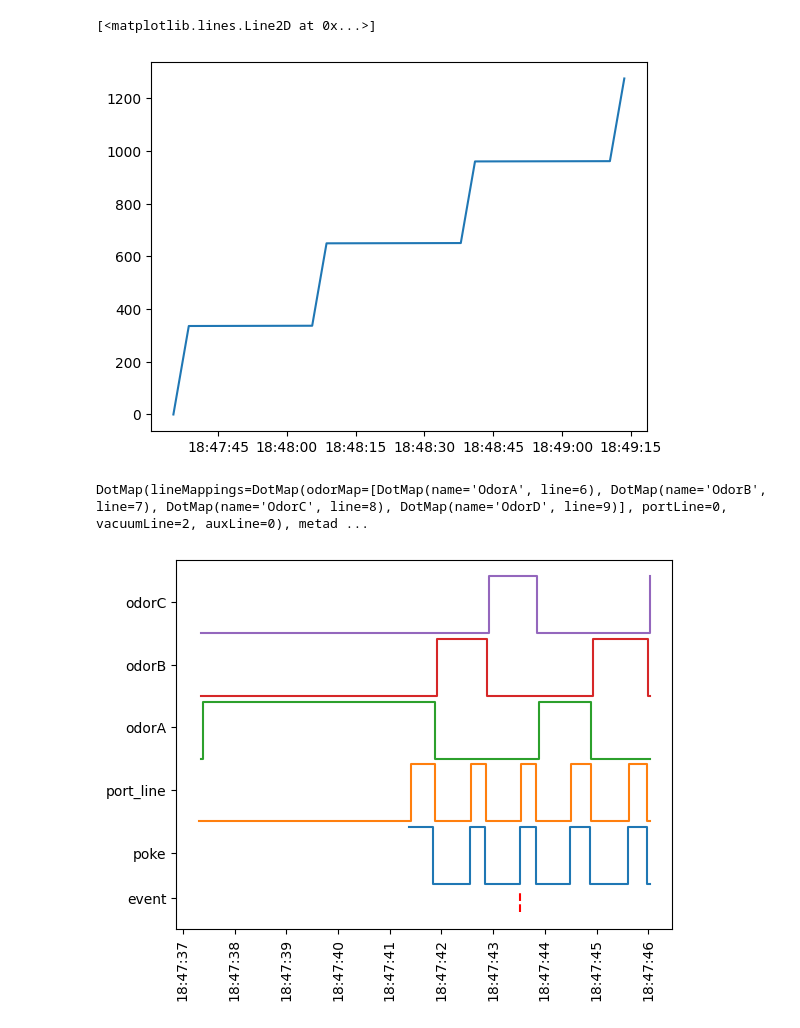
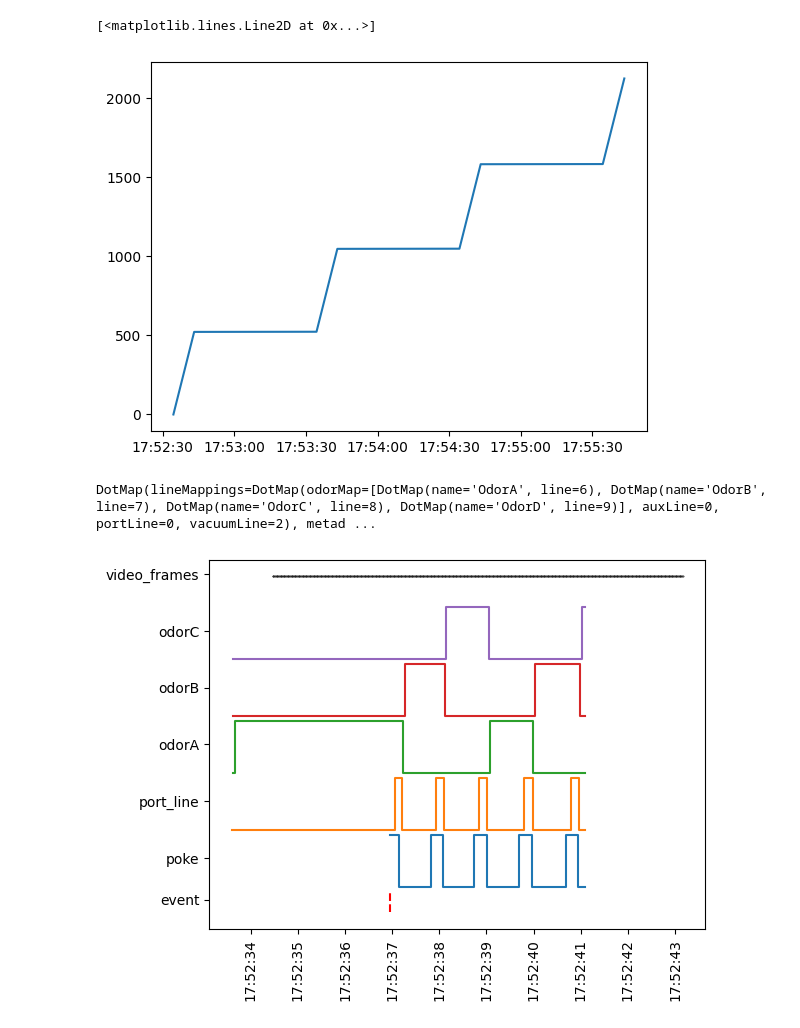
Before and after one commit to goatsofnaxos/Delphi, a Jupyter notebook: analysis/test.ipynb, the cells around one changed output. Saved outputs shown, nothing was run; the diff lists cells and outputs as text; code cells hidden in the pictures.

```diff
--- a/analysis/test.ipynb
+++ b/analysis/test.ipynb
@@ -15,10 +15,10 @@ session_data_reader = utils.SessionData()
 rules_reader = utils.SessionData()
 video_reader = utils.Video()
 
-harp_datafolder = r'../temp_data/2024-02-20T18-47-30/Expander/'
-settings_datafolder = r'../temp_data/2024-02-20T18-47-30/SessionSettings/'
-rules_datafolder = r'../temp_data/2024-02-20T18-47-30/RuleSettings/'
-video_datafolder = r'../temp_data/2024-02-20T18-47-30/VideoData/'
+harp_datafolder = r'../temp_data/2024-02-28T17-52-29/Expander/'
+settings_datafolder = r'../temp_data/2024-02-28T17-52-29/SessionSettings/'
+rules_datafolder = r'../temp_data/2024-02-28T17-52-29/RuleSettings/'
+video_datafolder = r'../temp_data/2024-02-28T17-52-29/VideoData/'
 # %%
 # read experiment metadata
 session_settings = utils.load_json(session_data_reader, settings_datafolder)
@@ -39,7 +39,7 @@ video_data = utils.load_video(video_reader, video_datafolder)
 plt.plot(video_data.index, video_data["_frame"])
 # %% [output]
 [<matplotlib.lines.Line2D at 0x...>]
-[figure, old version]
+[figure, new version]
 # %%
 # Read HARP device streams, conditioned on mappings found in the session metadata
 metadata = session_settings.iloc[0]['metadata']
@@ -83,43 +83,62 @@ merged = pd.merge(line_states["poke_events"], line_states["port_line_state"], le
 
 # rename columns according to metadata line mapping
 merged.columns = line_states.keys()
-
-#
 # %% [output]
-DotMap(lineMappings=DotMap(odorMap=[DotMap(name='OdorA', line=6), DotMap(name='OdorB', line=7), DotMap(name='OdorC', line=8), DotMap(name='OdorD', line=9)], portLine=0, vacuumLine=2, auxLine=0), metad ...
+DotMap(lineMappings=DotMap(odorMap=[DotMap(name='OdorA', line=6), DotMap(name='OdorB', line=7), DotMap(name='OdorC', line=8), DotMap(name='OdorD', line=9)], auxLine=0, portLine=0, vacuumLine=2), metad ...
 # %%
 # Using the consolidated data sets, do an example plot centered around a poke event
 
 # Get all the poke onset events, then index to pick a single event. Ultimately we just need to choose a timestamp value to center our plot around.
-poke_event_time = merged["poke_events"][merged["poke_events"]==True].index[2] # as an example we here pick the time 3rd poke event time
+poke_event = merged["poke_events"][merged["poke_events"]==True].iloc[[0]] # as an example we here pick the time 3rd poke event time
+poke_event_time = poke_event.index[0]
 
 # Create a time window around the time of this event
 time_offset = 10 # 10 second time offset around the event
 start_time = poke_event_time - pd.Timedelta(seconds=time_offset)
 end_time = poke_event_time + pd.Timedelta(seconds=time_offset)
 
 # Slice the data in this time window
 event_data = merged[start_time : end_time]
 
+# Get the video frames in this window
+vid_frames = video_data[start_time : end_time]
+
 # Construct a plot of this time window
-fig= plt.figure()
+fig = plt.figure()
 
 plt.plot([poke_event_time, poke_event_time], [-0.5, -0.1], c='r', linestyle='dashed')
 plt.plot(event_data["poke_events"].ffill(), drawstyle = 'steps-post')
 plt.plot(event_data["port_line_state"].ffill() + 1.1, drawstyle = 'steps-post')
 plt.plot(event_data["odorA_state"].ffill() + 2.2, drawstyle = 'steps-post')
 plt.plot(event_data["odorB_state"].ffill() + 3.3, drawstyle = 'steps-post')
 plt.plot(event_data["odorC_state"].ffill() + 4.4, drawstyle = 'steps-post')
+plt.scatter(vid_frames.index, np.ones((1, len(vid_frames.index))) * 6, c='k', s=0.1)
 plt.xticks(rotation=90)
 
 ax = fig.axes[0]
-ax.set_yticks([-0.25, 0.55, 1.65, 2.75, 3.85, 4.95])
-ax.set_yticklabels(['event', 'poke', 'port_line', 'odorA', 'odorB', 'odorC'])
+ax.set_yticks([-0.25, 0.55, 1.65, 2.75, 3.85, 4.95, 6.05])
+ax.set_yticklabels(['event', 'poke', 'port_line', 'odorA', 'odorB', 'odorC', 'video_frames'])
+
+# Get all frames
+frames = [f for f in video.frames(vid_frames)]
+
+annotated_frames = []
+for i, f in enumerate(frames):
+    cur_t = vid_frames.index[i]
+    relative_t = (cur_t - poke_event_time).total_seconds()
+    cur_state = merged.ffill().loc[merged.ffill().index >= cur_t].iloc[0]
+    aux_state = cur_state['poke_events']
+    cv2.putText(f, f'{cur_t}', (10, 30), cv2.FONT_HERSHEY_SIMPLEX, 0.7, (0, 0, 0), 2, 1)
+    cv2.putText(f, f'{relative_t}', (10, 60), cv2.FONT_HERSHEY_SIMPLEX, 0.7, (0, 0, 0), 2, 1)
+    cv2.putText(f, f'Aux: {aux_state}', (10, 90), cv2.FONT_HERSHEY_SIMPLEX, 0.7, (0, 0, 0), 2, 1)
+    annotated_frames.append(f)
+
+video.export(annotated_frames, 'test.mp4', 50)
 
 # extract other information about this event
 current_rule = rule_settings[rule_settings.index <= poke_event_time]["metadata"].iloc[[-1]]
 current_state = event_data.ffill()[event_data.index <= poke_event_time].iloc[[-1]]
 
 on_odors = [odor_name for odor_name in ['odorA_state', 'odorB_state', 'odorC_state'] if current_state[odor_name].values[0]]
 # %% [output]
-[figure, old version]
+[figure, new version]
```
Also changed, not shown: parts of 1 cell of this notebook, 1 other file.
